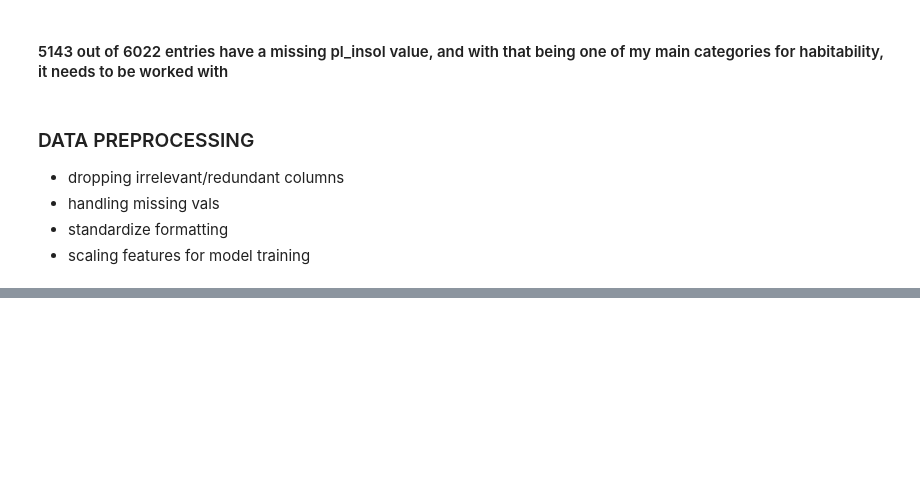
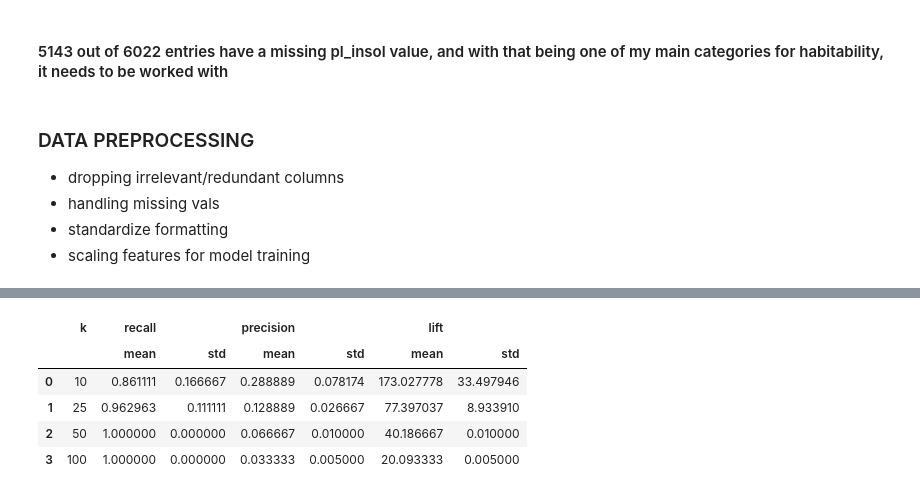
Before and after one commit to Kaydonius/Exoplanet-Habitability-Classification, a Jupyter notebook: exoplanet_analysis.ipynb, the cells around one changed output, grey strips where cells are left out. Drawn from its saved outputs; the diff is of its cells as text; code cells hidden in the pictures; blank space fills up the shorter version.

Commit message:
models done, just add markdown and final touches

```diff
--- a/exoplanet_analysis.ipynb
+++ b/exoplanet_analysis.ipynb
@@ -293,0 +265,85 @@ max    4050.000000  40000.000000    88.475000     8.070000
+# %%
+from sklearn.model_selection import RepeatedStratifiedKFold
+
+top_k = [10, 25, 50, 100]
+
+# wanna return recall, precision, and lift for each k
+def topk_stats(y_true, scores, ks=top_k):
+    order = np.argsort(-scores)
+
+    y_sorted = np.asarray(y_true)[order]
+    P = y_sorted.sum()
+    base_rate = P / len(y_sorted) if len(y_sorted) else 0.0
+
+    out = {}
+    for k in ks:
+        k = min(k, len(y_sorted))
+        hits = y_sorted[:k].sum()
+        recall = hits / P if P > 0 else 0.0
+        precision = hits / k if k > 0 else 0.0
+        lift = (precision / base_rate) if base_rate > 0 else 0.0
+        out[k] = {"recall": recall, "precision": precision, "lift": lift}
+    return out
+
+rskf = RepeatedStratifiedKFold(n_splits=3, n_repeats=3, random_state=42)
+
+
+cv_rows = []
+for fold_idx, (tr, va) in enumerate(rskf.split(X, y), start=1):
+    X_tr, X_va = X.iloc[tr], X.iloc[va]
+    y_tr, y_va = y.iloc[tr], y.iloc[va]
+
+    pos = int(y_tr.sum())
+    neg = int(len(y_tr) - pos)
+    spw = (neg / pos) if pos > 0 else 1.0
+
+# xgboost implementattion w/ early stopping
+
+    clf = XGBClassifier(
+        objective = "binary:logistic",
+        tree_method = "hist",
+        n_estimators=2000,
+        max_depth=4,
+        min_child_weight=30,
+        subsample=0.8,
+        colsample_bytree=0.8,
+        learning_rate=0.08,
+        reg_alpha=0.0,
+        reg_lambda=5.0,
+        scale_pos_weight=spw,
+        n_jobs=-1,
+        eval_metric="aucpr",
+        random_state=fold_idx,
+        verbosity=0,
+        early_stopping_rounds=50,
+    )
+
+    clf.fit(
+        X_tr, y_tr,
+        eval_set=[(X_va, y_va)],
+        verbose=False
+    )
+
+
+    # probability as ranking score
+    scores = clf.predict_proba(X_va)[:, 1]
+    stats = topk_stats(y_va.values, scores, ks=top_k)
+
+    for k, d in stats.items():
+        cv_rows.append({
+            "fold": fold_idx, "k": k,
+            "recall": d["recall"], "precision": d["precision"], "lift": d["lift"],
+            "best_iter": getattr(clf, "best_iteration", None)
+        })
+
+cv_df = pd.DataFrame(cv_rows)
+summary = (cv_df.groupby("k")[["recall","precision","lift"]]
+           .agg(["mean","std"]).reset_index())
+summary
+# %% [output]
+|  | k | recall |  | precision |  | lift |  |
+|  |  | mean | std | mean | std | mean | std |
+| 0 | 10 | 0.861111 | 0.166667 | 0.288889 | 0.078174 | 173.027778 | 33.497946 |
+| 1 | 25 | 0.962963 | 0.111111 | 0.128889 | 0.026667 | 77.397037 | 8.933910 |
+| 2 | 50 | 1.000000 | 0.000000 | 0.066667 | 0.010000 | 40.186667 | 0.010000 |
+| 3 | 100 | 1.000000 | 0.000000 | 0.033333 | 0.005000 | 20.093333 | 0.005000 |
```
Also changed, not shown: parts of 8 cells of this notebook.
